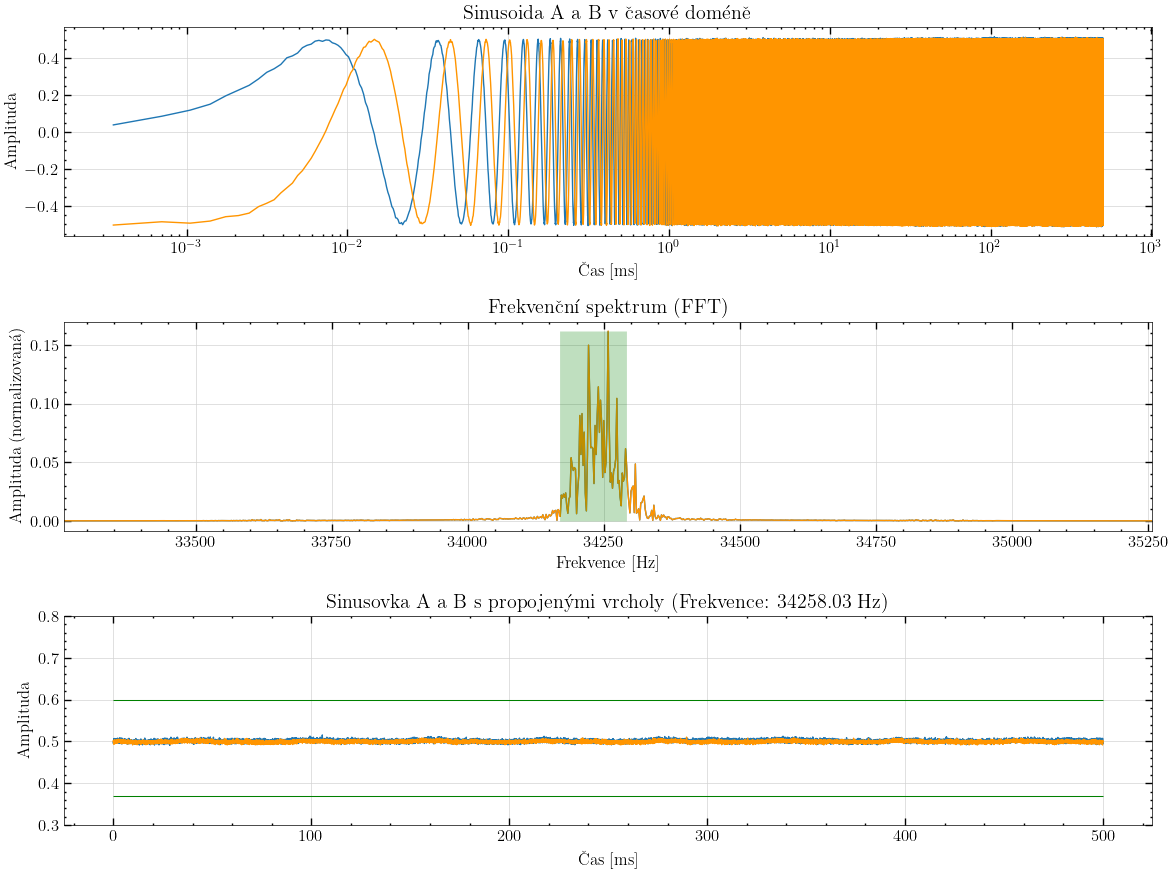
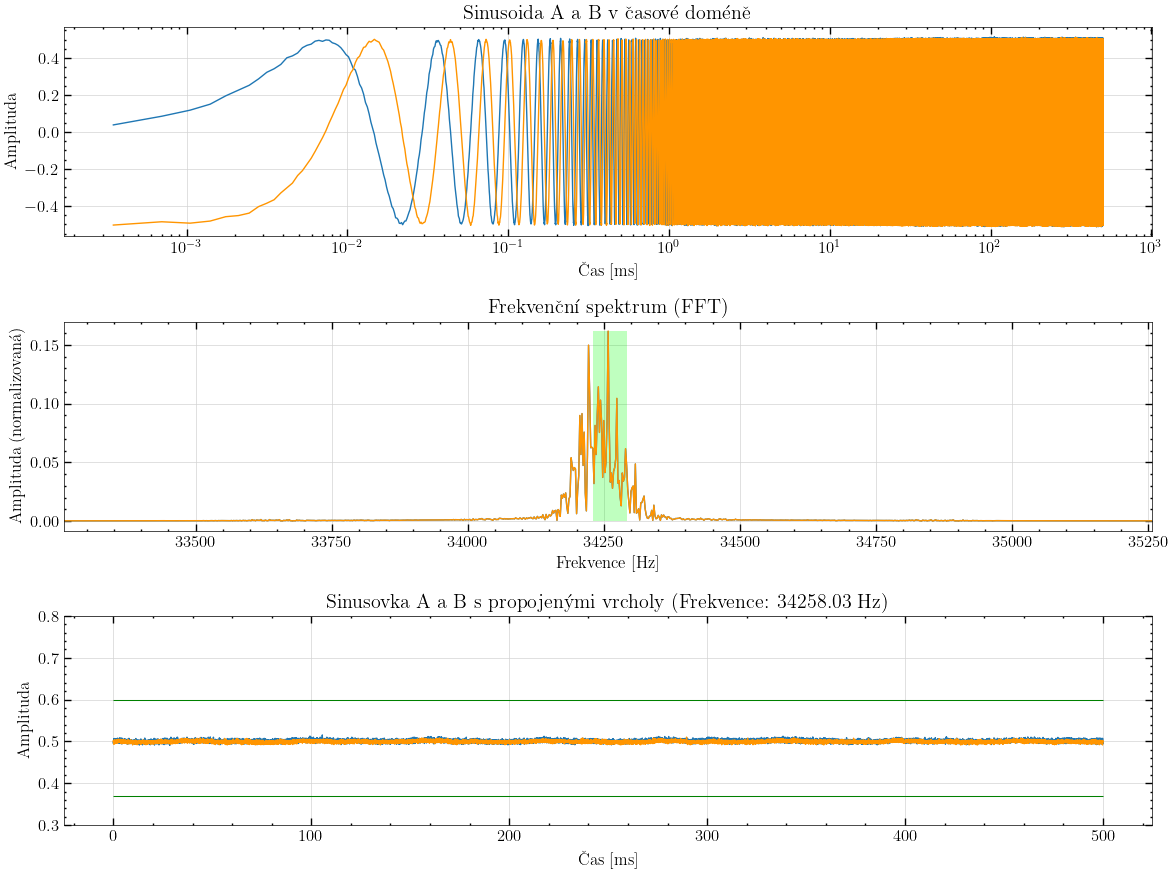
Code edit (unified diff) that turned the first committed figure into the second:
--- before
+++ after
@@ -45,5 +45,4 @@
 
 plt.figure(figsize=(12, 9))
-
 plt.subplot(3, 1, 1)
 plt.plot(tt,a, label="sin A")
@@ -77,6 +76,14 @@
 # plt.xlim(0, measured_freq * 2) # Omezíme zobrazení na zajímavou část spektra
 plt.xlim(measured_freq - 1000, measured_freq + 1000) # Omezíme zobrazení na zajímavou část spektra
-plt.vlines(34230.891,0,max( 2.0/Na * np.abs(yfa[0:Na//2])),color = 'g',lw = 34230.891-34279.019, alpha=0.25)
+#plt.vlines((34230.891+34279.019)/2,0,max( 2.0/Na * np.abs(yfa[0:Na//2])),color = 'g',lw = 34230.891-34279.019, alpha=0.25)
 
+import matplotlib.patches as patches
+obdelnik = patches.Rectangle((34230, 0), 34292-34230, max( 2.0/Na * np.abs(yfa[0:Na//2])), 
+                            edgecolor='none', 
+                            facecolor='lime', 
+                            alpha=0.25, 
+                            linewidth=1)
+os = plt.gca()
+os.add_patch(obdelnik)
 plt.subplot(3, 1, 3)
 #plt.plot(tt, a, label='Původní sinusovka')

Commit: 1